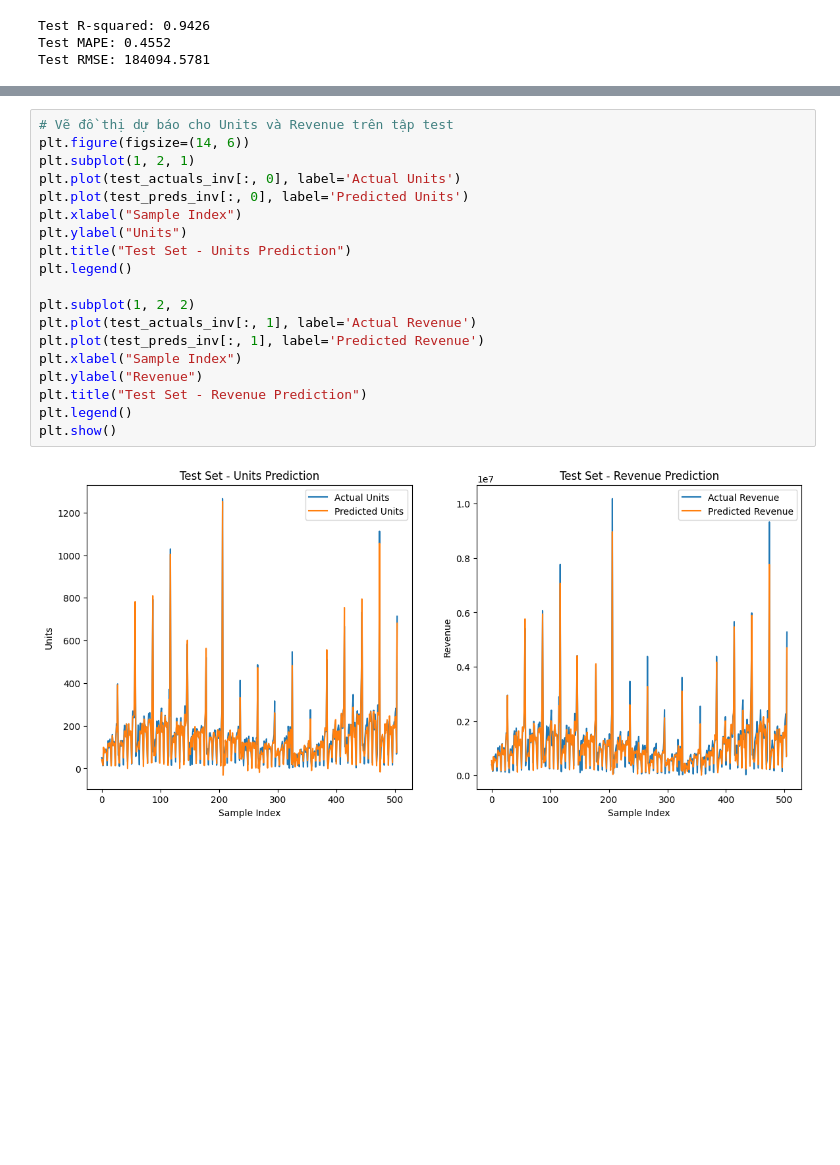
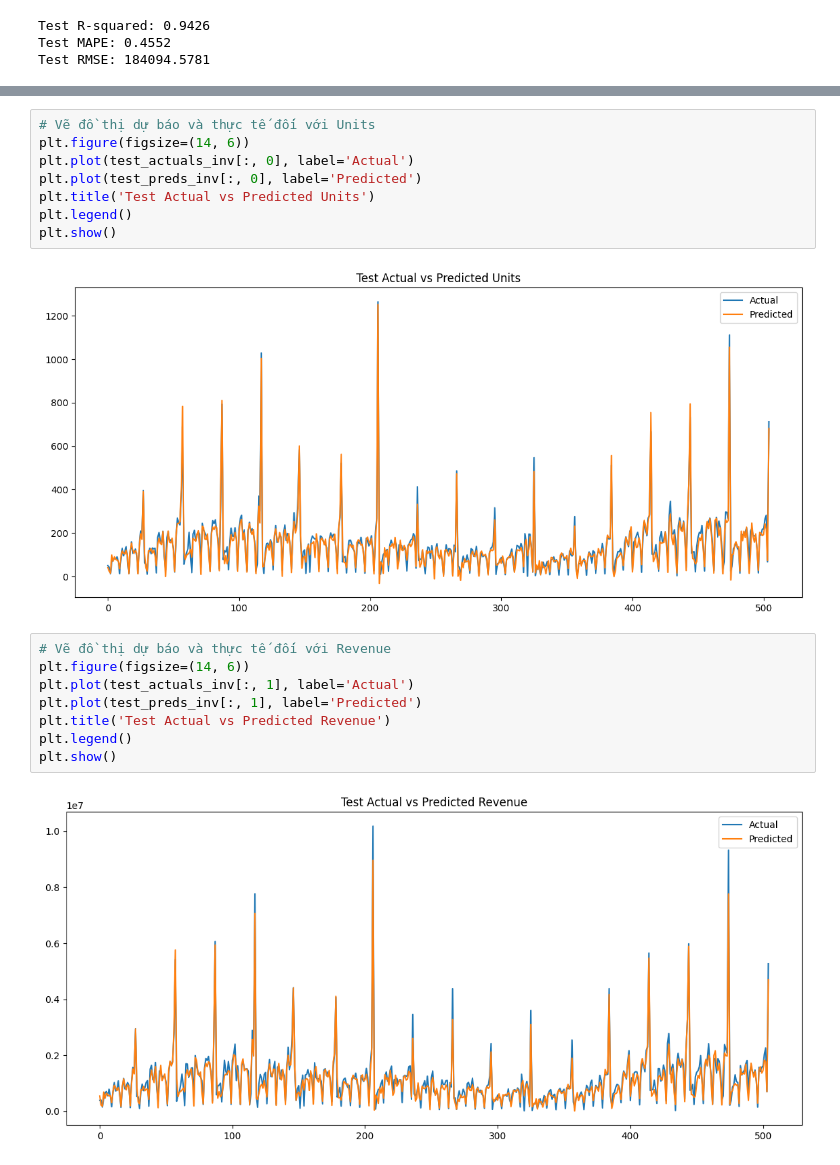
Before and after one commit to HaiAu2501/Try-Some-Models, a Jupyter notebook: source/10.ipynb, the cells around one changed output, grey strips where cells are left out. Cells and saved outputs as stored; diff of their text form; blank space fills up the shorter version.

```diff
--- a/source/10.ipynb
+++ b/source/10.ipynb
@@ -505,21 +529,20 @@ Test RMSE: 184094.5781
+# %%
+# Vẽ đồ thị dự báo và thực tế đối với Units
+plt.figure(figsize=(14, 6))
+plt.plot(test_actuals_inv[:, 0], label='Actual')
+plt.plot(test_preds_inv[:, 0], label='Predicted')
+plt.title('Test Actual vs Predicted Units')
+plt.legend()
+plt.show()
+# %% [output]
+[figure, added]
 # %%
-# Vẽ đồ thị dự báo cho Units và Revenue trên tập test
+# Vẽ đồ thị dự báo và thực tế đối với Revenue
 plt.figure(figsize=(14, 6))
-plt.subplot(1, 2, 1)
-plt.plot(test_actuals_inv[:, 0], label='Actual Units')
-plt.plot(test_preds_inv[:, 0], label='Predicted Units')
-plt.xlabel("Sample Index")
-plt.ylabel("Units")
-plt.title("Test Set - Units Prediction")
-plt.legend()
-
-plt.subplot(1, 2, 2)
-plt.plot(test_actuals_inv[:, 1], label='Actual Revenue')
-plt.plot(test_preds_inv[:, 1], label='Predicted Revenue')
-plt.xlabel("Sample Index")
-plt.ylabel("Revenue")
-plt.title("Test Set - Revenue Prediction")
+plt.plot(test_actuals_inv[:, 1], label='Actual')
+plt.plot(test_preds_inv[:, 1], label='Predicted')
+plt.title('Test Actual vs Predicted Revenue')
 plt.legend()
 plt.show()
 # %% [output]
-[figure, old version]
+[figure, new version]
```
Also changed, not shown: parts of 2 cells of this notebook, 3 other files.
